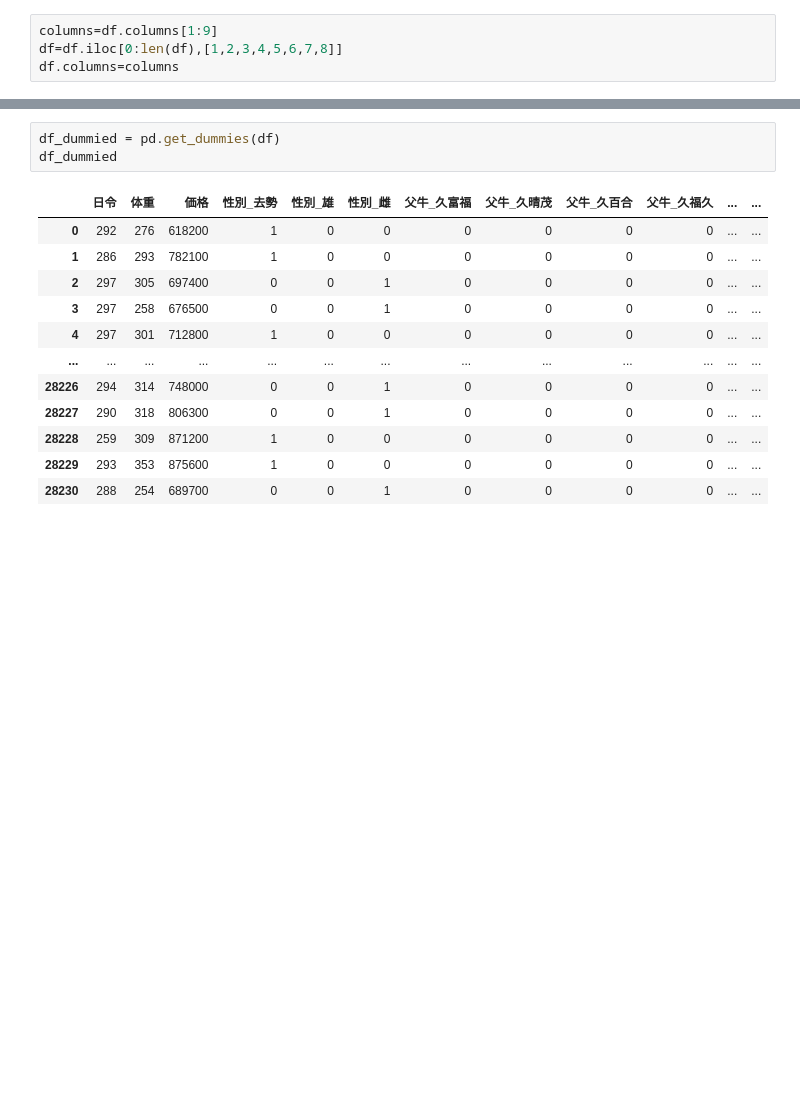
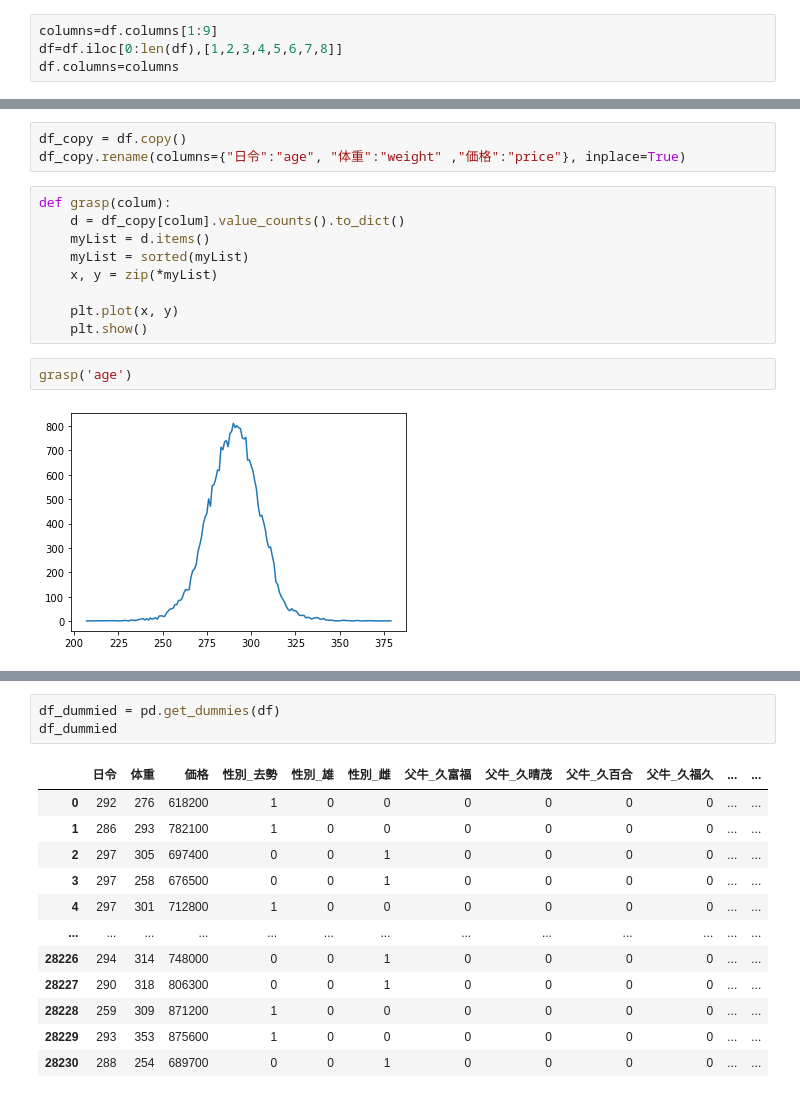
Before and after one commit to kantanakagawa/cow_data, a Jupyter notebook: data_totalling.ipynb, the cells around one changed output, grey strips where cells are left out. Cells and saved outputs as stored; diff of their text form; blank space fills up the shorter version.

```diff
--- a/data_totalling.ipynb
+++ b/data_totalling.ipynb
@@ -31,0 +74,16 @@ memory usage: 1.7+ MB
+# %%
+df_copy = df.copy()
+df_copy.rename(columns={"日令":"age", "体重":"weight" ,"価格":"price"}, inplace=True)
+# %%
+def grasp(colum):
+    d = df_copy[colum].value_counts().to_dict()
+    myList = d.items()
+    myList = sorted(myList)
+    x, y = zip(*myList)
+
+    plt.plot(x, y)
+    plt.show()
+# %%
+grasp('age')
+# %% [output]
+[figure, added]
```
Also changed, not shown: parts of 18 cells of this notebook, 3 other files.
